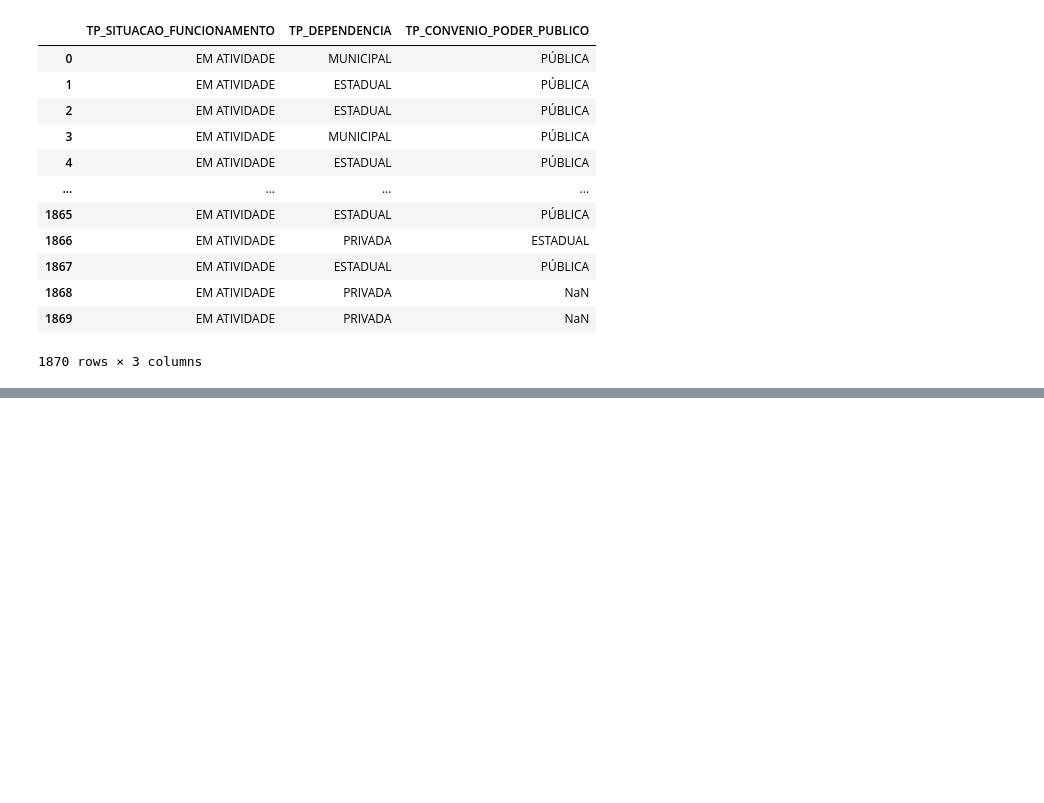
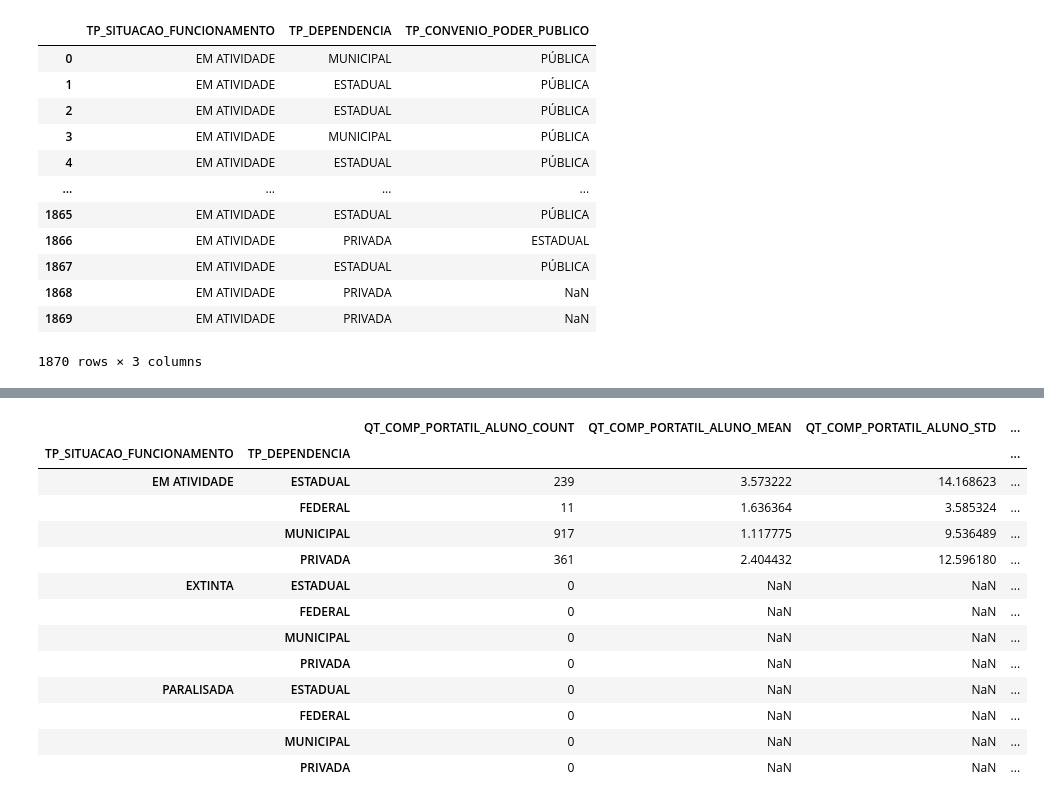
Before and after one commit to wendellbarcelos/Ciencia-de-dados-2022, a Jupyter notebook: Ciencia_de_dados_2022_exercicios.ipynb, the cells around one changed output, grey strips where cells are left out. Saved outputs shown, nothing was run; the diff lists cells and outputs as text; code cells hidden in the pictures; blank space fills up the shorter version.

```diff
--- a/Ciencia_de_dados_2022_exercicios.ipynb
+++ b/Ciencia_de_dados_2022_exercicios.ipynb
@@ -3346,0 +3607,27 @@ df_escola[['TP_SITUACAO_FUNCIONAMENTO', 'TP_DEPENDENCIA', 'TP_CONVENIO_PODER_PUB
+# %%
+# Aplicar transformações nomeadas - Nomeando as função a retornar
+df_escola.groupby(["TP_SITUACAO_FUNCIONAMENTO", "TP_DEPENDENCIA"]).agg(
+    QT_COMP_PORTATIL_ALUNO_COUNT=pd.NamedAgg("QT_COMP_PORTATIL_ALUNO", "count"),
+    QT_COMP_PORTATIL_ALUNO_MEAN=pd.NamedAgg("QT_COMP_PORTATIL_ALUNO", "mean"),
+    QT_COMP_PORTATIL_ALUNO_STD=pd.NamedAgg("QT_COMP_PORTATIL_ALUNO", "std"),
+    QT_COMP_PORTATIL_ALUNO_MIN=pd.NamedAgg("QT_COMP_PORTATIL_ALUNO", "min"),
+    QT_COMP_PORTATIL_ALUNO_Q1=pd.NamedAgg("QT_COMP_PORTATIL_ALUNO", lambda x: x.quantile(0.25)),
+    QT_COMP_PORTATIL_ALUNO_Q2=pd.NamedAgg("QT_COMP_PORTATIL_ALUNO", "median"),
+    QT_COMP_PORTATIL_ALUNO_Q3=pd.NamedAgg("QT_COMP_PORTATIL_ALUNO", lambda x: x.quantile(0.75)),
+    QT_COMP_PORTATIL_ALUNO_MAX=pd.NamedAgg("QT_COMP_PORTATIL_ALUNO", "max"),
+)
+# %% [output]
+|  |  | QT_COMP_PORTATIL_ALUNO_COUNT | QT_COMP_PORTATIL_ALUNO_MEAN | QT_COMP_PORTATIL_ALUNO_STD | ... |
+| TP_SITUACAO_FUNCIONAMENTO | TP_DEPENDENCIA |  |  |  | ... |
+| EM ATIVIDADE | ESTADUAL | 239 | 3.573222 | 14.168623 | ... |
+|  | FEDERAL | 11 | 1.636364 | 3.585324 | ... |
+|  | MUNICIPAL | 917 | 1.117775 | 9.536489 | ... |
+|  | PRIVADA | 361 | 2.404432 | 12.596180 | ... |
+| EXTINTA | ESTADUAL | 0 | NaN | NaN | ... |
+|  | FEDERAL | 0 | NaN | NaN | ... |
+|  | MUNICIPAL | 0 | NaN | NaN | ... |
+|  | PRIVADA | 0 | NaN | NaN | ... |
+| PARALISADA | ESTADUAL | 0 | NaN | NaN | ... |
+|  | FEDERAL | 0 | NaN | NaN | ... |
+|  | MUNICIPAL | 0 | NaN | NaN | ... |
+|  | PRIVADA | 0 | NaN | NaN | ... |
```
Also changed, not shown: parts of 21 cells of this notebook.
